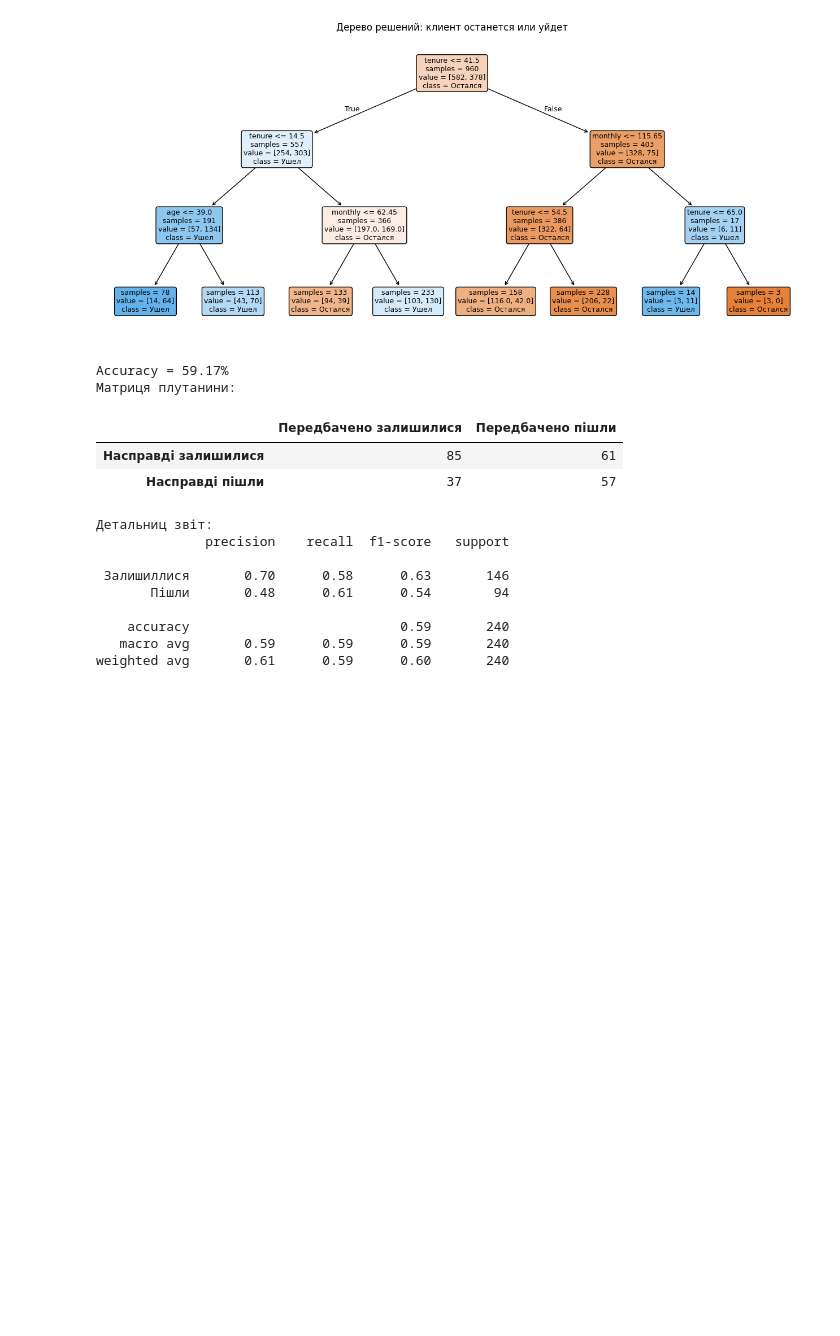
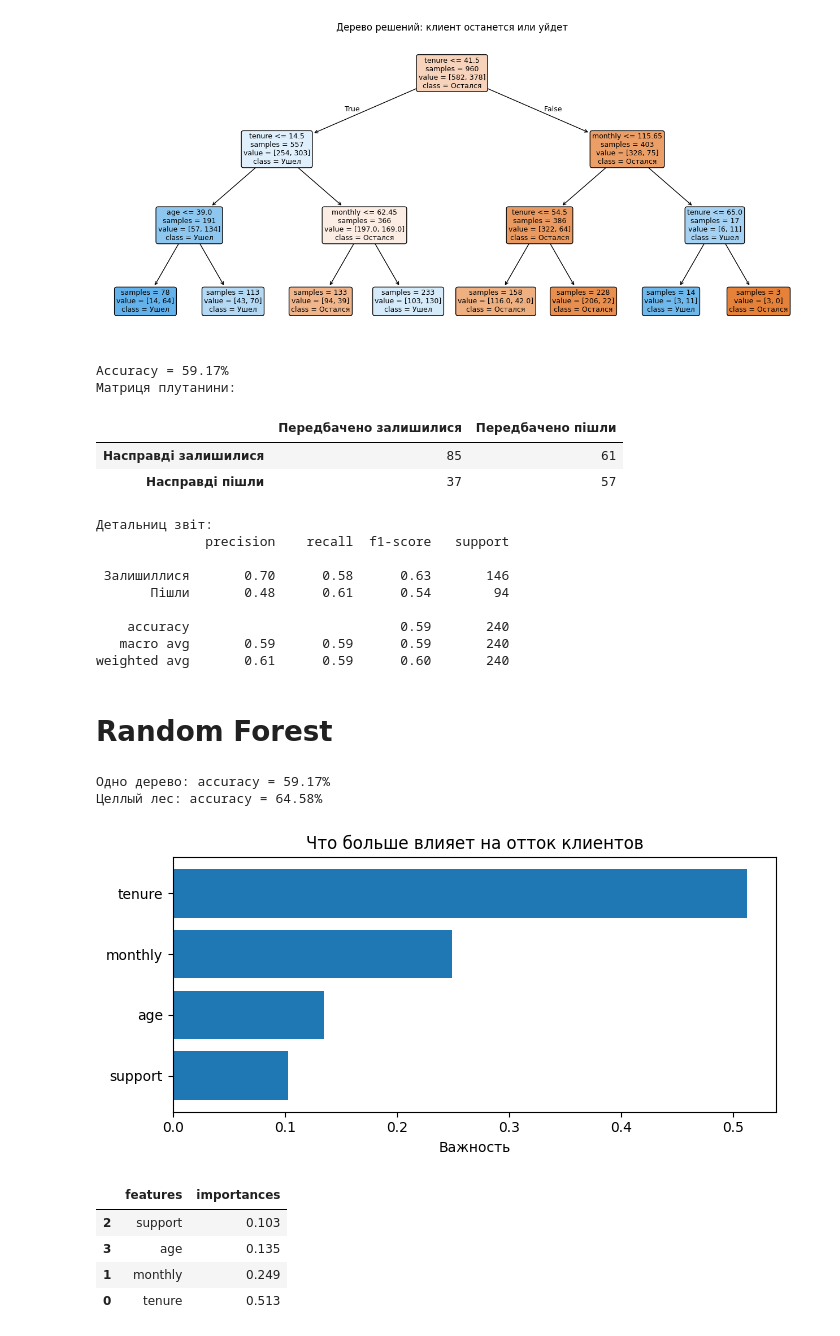
Before and after one commit to Wilson1994/DTA-2026, a Jupyter notebook: ML/Classification_DecisionTreeClassifier.ipynb, the cells around one changed output. Saved outputs shown, nothing was run; the diff lists cells and outputs as text; code cells hidden in the pictures; blank space fills up the shorter version.

Commit message:
RamdomForestClassifier

```diff
--- a/ML/Classification_DecisionTreeClassifier.ipynb
+++ b/ML/Classification_DecisionTreeClassifier.ipynb
@@ -124,3 +124,44 @@ Accuracy = 59.17%
     accuracy                           0.59       240
    macro avg       0.59      0.59      0.59       240
 weighted avg       0.61      0.59      0.60       240
+# %% [markdown]
+# Random Forest
+# %%
+from sklearn.ensemble import RandomForestClassifier
+
+model_forest = RandomForestClassifier(
+    n_estimators=200,
+    max_depth=6,
+    random_state=RANDOM_STATE
+)
+
+model_forest.fit(X_train, y_train)
+y_pred_rf = model_forest.predict(X_test)
+
+print(f"Одно дерево: accuracy = {accuracy_score(y_test, y_pred):.2%}")
+print(f"Целлый лес: accuracy = {accuracy_score(y_test, y_pred_rf):.2%}")
+# %% [output]
+Одно дерево: accuracy = 59.17%
+Целлый лес: accuracy = 64.58%
+# %%
+importances = pd.DataFrame({
+    "features": X.columns,
+    "importances": model_forest.feature_importances_.round(3)
+}).sort_values("importances", ascending=True)
+
+plt.figure(figsize = (7, 3.5))
+plt.barh(importances["features"], importances["importances"])
+
+plt.xlabel("Важность")
+plt.title("Что больше влияет на отток клиентов")
+plt.tight_layout()
+plt.show()
+
+importances
+# %% [output]
+[figure, added]
+|  | features | importances |
+| 2 | support | 0.103 |
+| 3 | age | 0.135 |
+| 1 | monthly | 0.249 |
+| 0 | tenure | 0.513 |
```
